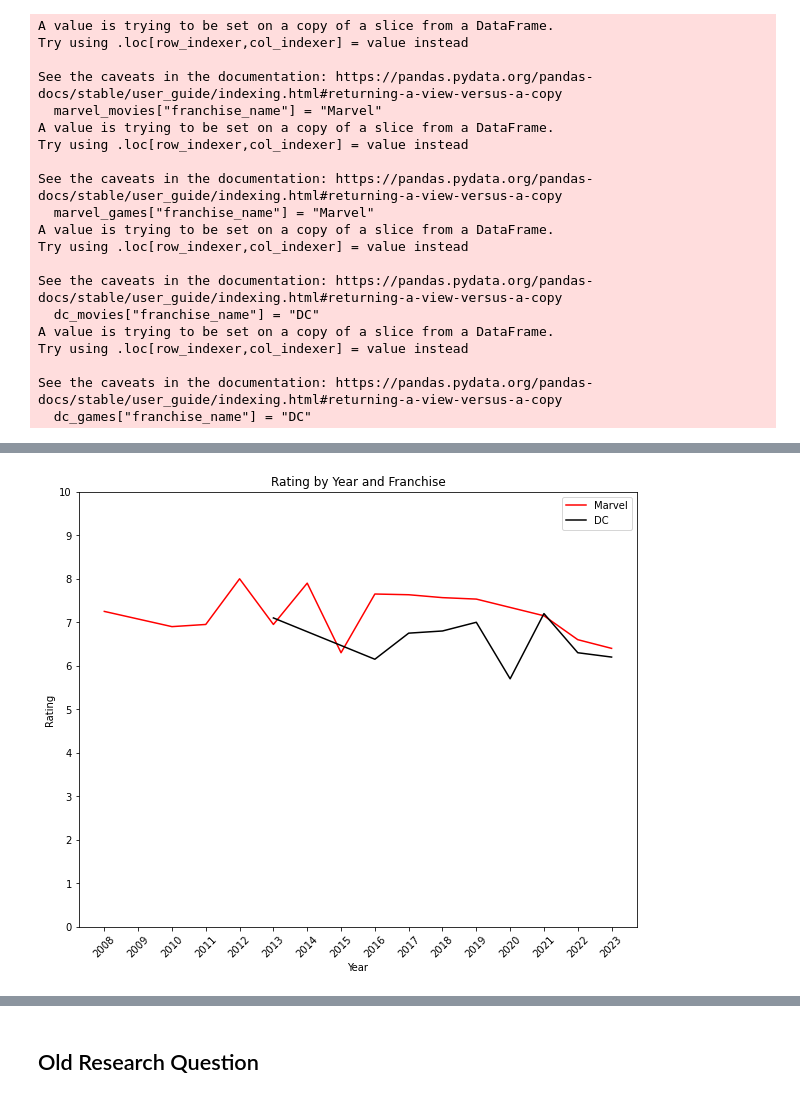
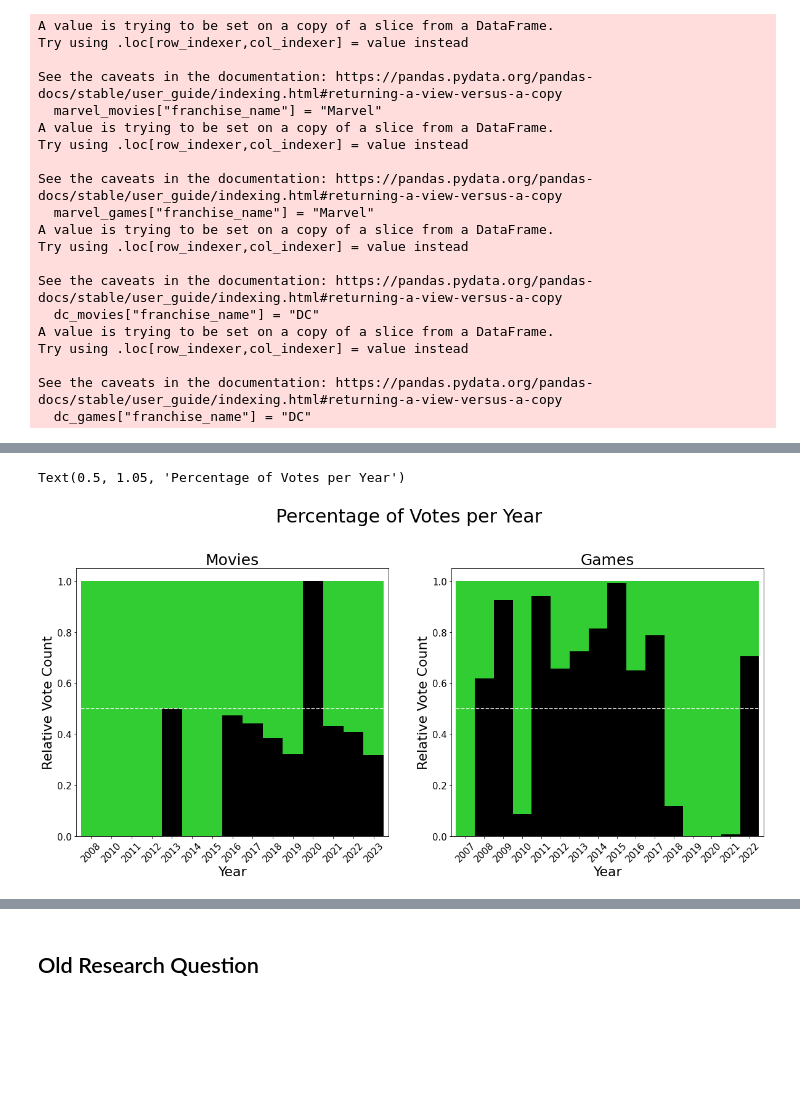
Before and after one commit to adambrennan150/Franchises, a Jupyter notebook: CaseStudy.ipynb, the cells around one changed output, grey strips where cells are left out. Saved outputs shown, nothing was run; the diff lists cells and outputs as text; code cells hidden in the pictures; blank space fills up the shorter version.

```diff
--- a/CaseStudy.ipynb
+++ b/CaseStudy.ipynb
@@ -117,3 +183,58 @@ plt.show()
+# %%
+fig, axs = plt.subplots(ncols=2, figsize=(20, 8))
+
+
+years = pd.Series(range(2006,2024,5))
+
+
+grouped_movies = movies_df.groupby(["year", "franchise_name"])["votes_average"].sum()
+
+# normalize the histogram to have a total area of 1
+density = True
+
+# create a stacked bar chart of the relative vote count for each franchise per year
+grouped_movies.groupby("year").apply(lambda x: x / float(x.sum())).unstack().plot(kind="bar", stacked=True, ax=axs[0], width = 1.0, color = [dc_colour, marvel_colour])
+
+
+axs[0].axhline(y=0.5, color='white', linestyle='--')
+
+# set the x and y axis labels and title
+axs[0].set_xlabel("Year", fontsize=axis_label_size)
+axs[0].set_ylabel("Relative Vote Count", fontsize=axis_label_size)
+axs[0].set_title("Movies", fontsize=subplot_title_size)
+
+# add the legend
+#axs[0].legend(fontsize=12)
+
+axs[0].tick_params(axis="x", labelrotation=45)
+
+# group the data by year and franchise name, and compute the total vote count for each group
+grouped_games = games_df.groupby(["year", "franchise_name"])["votes_average"].sum()
+
+# create a stacked bar chart of the relative vote count for each franchise per year
+grouped_games.groupby("year").apply(lambda x: x / float(x.sum())).unstack().plot(kind="bar", stacked=True, ax=axs[1], width = 1.0, color = [dc_colour, marvel_colour])
+
+axs[1].axhline(y=0.5, color='white', linestyle='--')
+
+# set the x and y axis labels and title
+axs[1].set_xlabel("Year", fontsize=axis_label_size)
+axs[1].set_ylabel("Relative Vote Count", fontsize=axis_label_size)
+axs[1].set_title("Games", fontsize=subplot_title_size)
+
+#]]axs[1].set_xticks(range(5, 10)[::5])
+axs[1].tick_params(axis="x", labelrotation=45)
+
+axs[1].tick_params(axis='both', which='major', labelsize=tick_label_size)
+axs[0].tick_params(axis='both', which='major', labelsize=tick_label_size)
+#axs[0].legend(labels=[])
+#axs[1].legend(loc="upper right", fontsize = 16, bbox_to_anchor=(1, 0.95))
+
+axs[0].legend().remove()
+axs[1].legend().remove()
+fig.suptitle("Percentage of Votes per Year", fontsize = plot_title_size, y = 1.05)
+# %% [output]
+Text(0.5, 1.05, 'Percentage of Votes per Year')
+[figure, added]
 # %%
 years = pd.Series(range(2008,2024))
 rating = [0,1,2,3,4,5,6,7,8,9,10]
@@ -131,14 +252,22 @@ ax.set_xlabel("Year")
 ax.set_ylabel("Rating")
 ax.set_title("Rating by Year and Franchise")
 
+ax.set_ylim(5.5,8)
+ax.set_yticks(np.arange(5.5, 9))
+
 
 ax.set_xticks(years)
-ax.set_yticks(rating)
+#ax.set_yticks(rating)
 ax.tick_params(axis="x", labelrotation=45)
+
+
+#for i, row in marvel_movies.iterrows():
+#    # Prevents error messages for ones that don't appear on the graph
+##    if (row['year'] == 2013) or (row['year'] ==2020) or (row["year"] == 2021):
+#    ax.text(row['year'], row['rating_average'], row['title'], fontsize=14)
+
 # add the legend
 ax.legend()
 
 # show the plot
 plt.show()
-# %% [output]
-[figure, removed]
```
Also changed, not shown: parts of 16 cells of this notebook.
